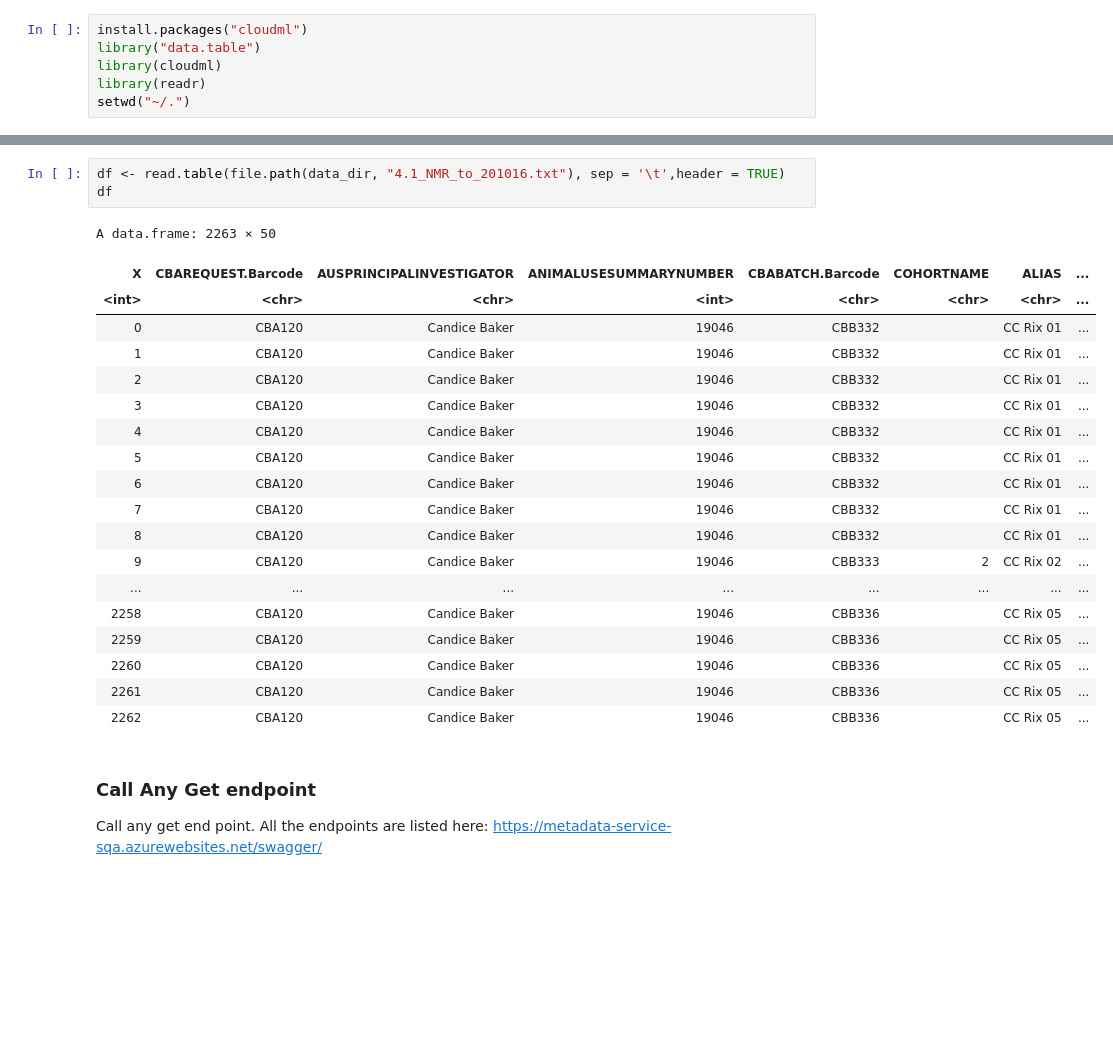
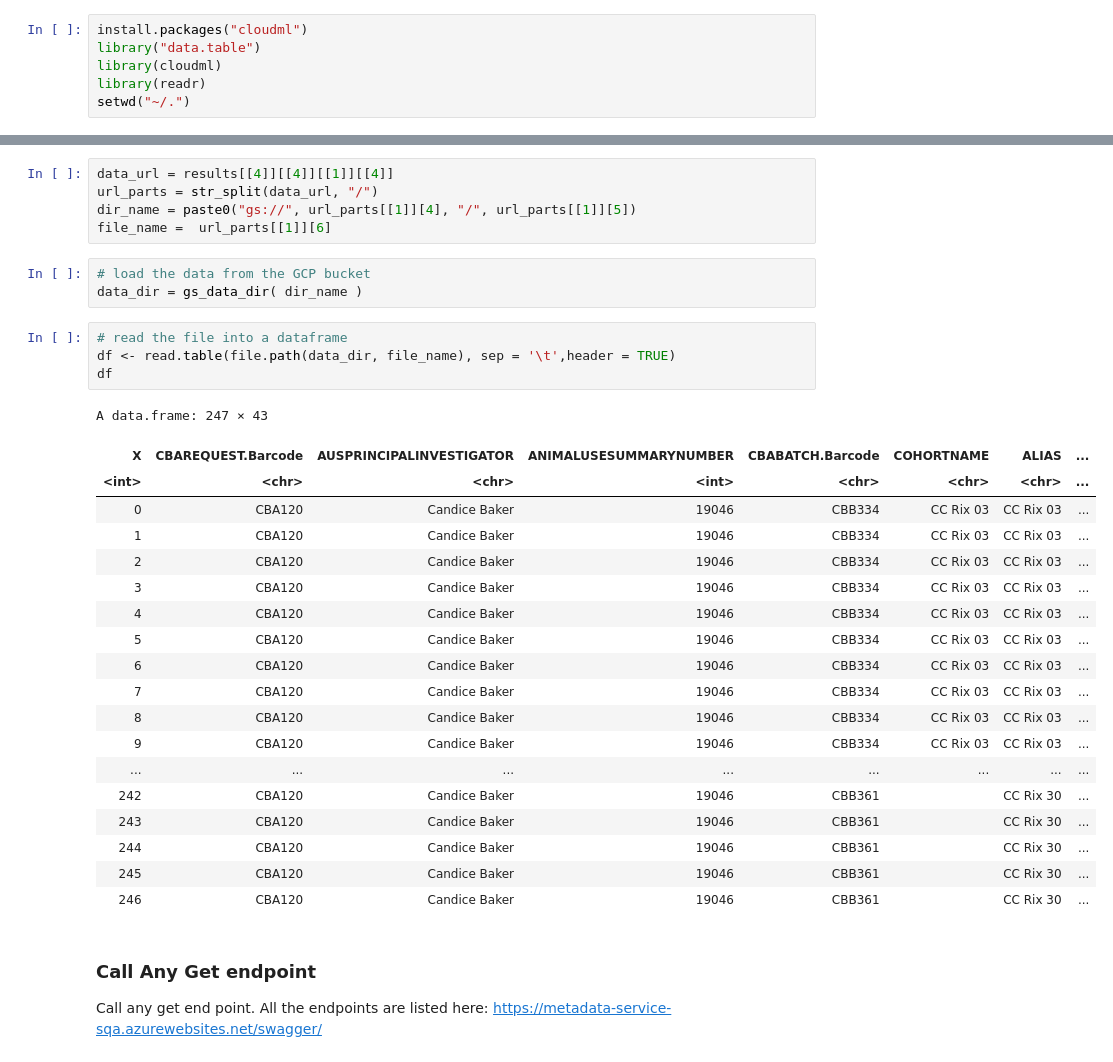
Before and after one commit to TheJacksonLaboratory/cube_retreat, a Jupyter notebook: doc/cube.ipynb, the cells around one changed output, grey strips where cells are left out. Cells and saved outputs as stored; diff of their text form; blank space fills up the shorter version.

```diff
--- a/doc/cube.ipynb
+++ b/doc/cube.ipynb
@@ -101,26 +90,35 @@ data_dir = gs_data_dir("gs://jax-cube-prd-ctrl-01-project-data/study_4-1")
+# %%
+data_url = results[[4]][[4]][[1]][[4]]
+url_parts = str_split(data_url, "/")
+dir_name = paste0("gs://", url_parts[[1]][4], "/", url_parts[[1]][5])
+file_name =  url_parts[[1]][6]
+# %%
+# load the data from the GCP bucket
+data_dir = gs_data_dir( dir_name )
 # %%
-df <- read.table(file.path(data_dir, "4.1_NMR_to_201016.txt"), sep = '\t',header = TRUE)
+# read the file into a dataframe
+df <- read.table(file.path(data_dir, file_name), sep = '\t',header = TRUE)
 df
 # %% [output]
-A data.frame: 2263 × 50
+A data.frame: 247 × 43
 | X | CBAREQUEST.Barcode | AUSPRINCIPALINVESTIGATOR | ANIMALUSESUMMARYNUMBER | CBABATCH.Barcode | COHORTNAME | ALIAS | ... |
 | <int> | <chr> | <chr> | <int> | <chr> | <chr> | <chr> | ... |
-| 0 | CBA120 | Candice Baker | 19046 | CBB332 |  | CC Rix 01 | ... |
-| 1 | CBA120 | Candice Baker | 19046 | CBB332 |  | CC Rix 01 | ... |
-| 2 | CBA120 | Candice Baker | 19046 | CBB332 |  | CC Rix 01 | ... |
-| 3 | CBA120 | Candice Baker | 19046 | CBB332 |  | CC Rix 01 | ... |
-| 4 | CBA120 | Candice Baker | 19046 | CBB332 |  | CC Rix 01 | ... |
-| 5 | CBA120 | Candice Baker | 19046 | CBB332 |  | CC Rix 01 | ... |
-| 6 | CBA120 | Candice Baker | 19046 | CBB332 |  | CC Rix 01 | ... |
-| 7 | CBA120 | Candice Baker | 19046 | CBB332 |  | CC Rix 01 | ... |
-| 8 | CBA120 | Candice Baker | 19046 | CBB332 |  | CC Rix 01 | ... |
-| 9 | CBA120 | Candice Baker | 19046 | CBB333 | 2 | CC Rix 02 | ... |
+| 0 | CBA120 | Candice Baker | 19046 | CBB334 | CC Rix 03 | CC Rix 03 | ... |
+| 1 | CBA120 | Candice Baker | 19046 | CBB334 | CC Rix 03 | CC Rix 03 | ... |
+| 2 | CBA120 | Candice Baker | 19046 | CBB334 | CC Rix 03 | CC Rix 03 | ... |
+| 3 | CBA120 | Candice Baker | 19046 | CBB334 | CC Rix 03 | CC Rix 03 | ... |
+| 4 | CBA120 | Candice Baker | 19046 | CBB334 | CC Rix 03 | CC Rix 03 | ... |
+| 5 | CBA120 | Candice Baker | 19046 | CBB334 | CC Rix 03 | CC Rix 03 | ... |
+| 6 | CBA120 | Candice Baker | 19046 | CBB334 | CC Rix 03 | CC Rix 03 | ... |
+| 7 | CBA120 | Candice Baker | 19046 | CBB334 | CC Rix 03 | CC Rix 03 | ... |
+| 8 | CBA120 | Candice Baker | 19046 | CBB334 | CC Rix 03 | CC Rix 03 | ... |
+| 9 | CBA120 | Candice Baker | 19046 | CBB334 | CC Rix 03 | CC Rix 03 | ... |
 | ... | ... | ... | ... | ... | ... | ... | ... |
-| 2258 | CBA120 | Candice Baker | 19046 | CBB336 |  | CC Rix 05 | ... |
-| 2259 | CBA120 | Candice Baker | 19046 | CBB336 |  | CC Rix 05 | ... |
-| 2260 | CBA120 | Candice Baker | 19046 | CBB336 |  | CC Rix 05 | ... |
-| 2261 | CBA120 | Candice Baker | 19046 | CBB336 |  | CC Rix 05 | ... |
-| 2262 | CBA120 | Candice Baker | 19046 | CBB336 |  | CC Rix 05 | ... |
+| 242 | CBA120 | Candice Baker | 19046 | CBB361 |  | CC Rix 30 | ... |
+| 243 | CBA120 | Candice Baker | 19046 | CBB361 |  | CC Rix 30 | ... |
+| 244 | CBA120 | Candice Baker | 19046 | CBB361 |  | CC Rix 30 | ... |
+| 245 | CBA120 | Candice Baker | 19046 | CBB361 |  | CC Rix 30 | ... |
+| 246 | CBA120 | Candice Baker | 19046 | CBB361 |  | CC Rix 30 | ... |
 # %% [markdown]
 ### Call Any Get endpoint
 Call any get end point.  All the endpoints are listed here: https://metadata-service-sqa.azurewebsites.net/swagger/
```
Also changed, not shown: parts of 5 cells of this notebook.
